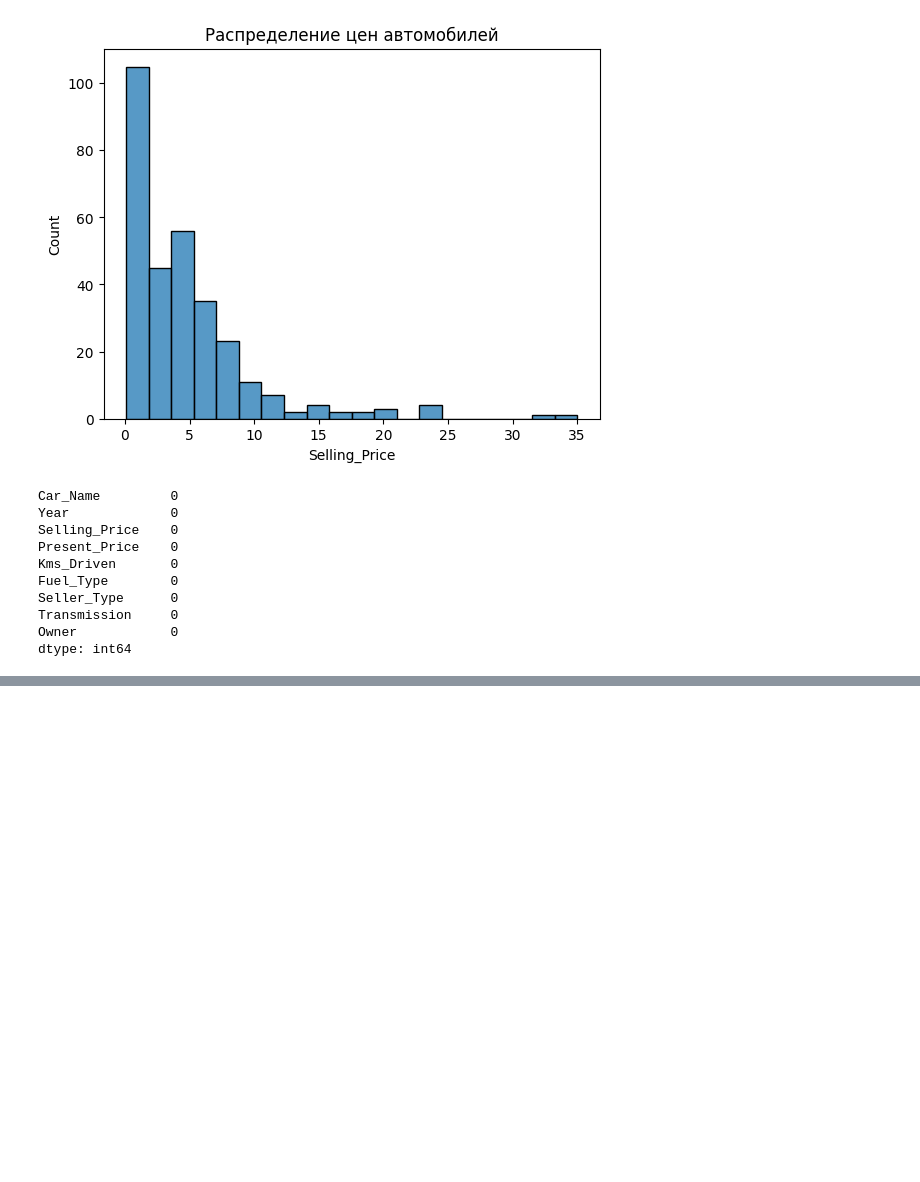
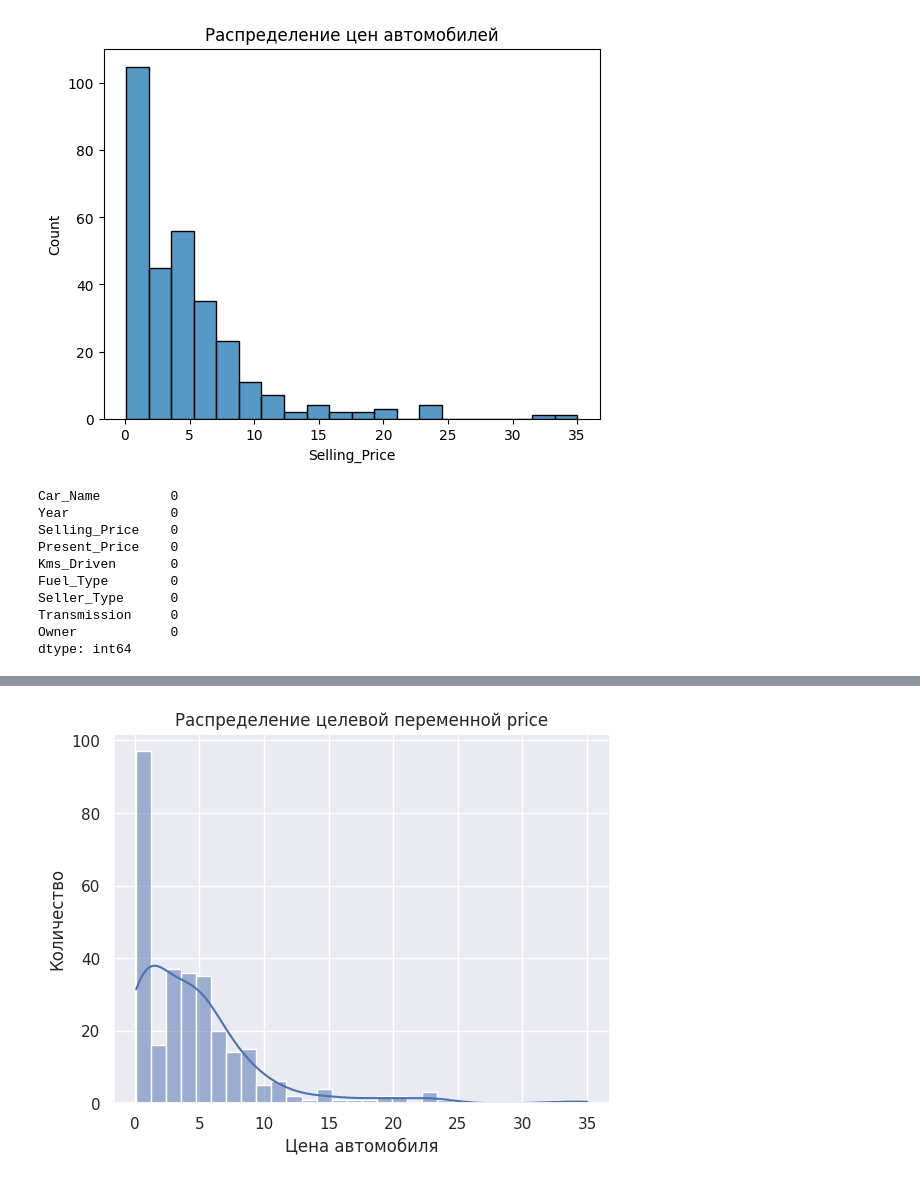
Before and after one commit to brahman98/geekbrains_git, a Jupyter notebook: Untitled0.ipynb, the cells around one changed output, grey strips where cells are left out. Cells and saved outputs as stored; diff of their text form; code cells hidden in the pictures; blank space fills up the shorter version.

```diff
--- a/Untitled0.ipynb
+++ b/Untitled0.ipynb
@@ -145,3 +145,28 @@ Owner            0
 dtype: int64
 # %%
 df.to_csv("car_price_lab2.csv", index=False)
+# %%
+# Базовые библиотеки
+import pandas as pd
+import numpy as np
+
+# Визуализация
+import matplotlib.pyplot as plt
+import seaborn as sns
+
+# ML
+from sklearn.model_selection import train_test_split, GridSearchCV, cross_val_score
+from sklearn.preprocessing import StandardScaler
+from sklearn.compose import ColumnTransformer
+from sklearn.pipeline import Pipeline
+
+from sklearn.ensemble import RandomForestRegressor, GradientBoostingRegressor
+from sklearn.svm import SVR
+from sklearn.linear_model import LinearRegression
+
+from sklearn.metrics import mean_absolute_error, mean_squared_error, r2_score
+
+# Настройки
+plt.style.use("default")
+sns.set()
+print("Dataset size: ", df.shape)
@@ -147,0 +209,9 @@ df.to_csv("car_price_lab2.csv", index=False)
+# %%
+plt.figure()
+sns.histplot(df['Selling_Price'], bins=30, kde=True)
+plt.title("Распределение целевой переменной price")
+plt.xlabel("Цена автомобиля")
+plt.ylabel("Количество")
+plt.show()
+# %% [output]
+[figure, added]
```
Also changed, not shown: parts of 12 cells of this notebook.
